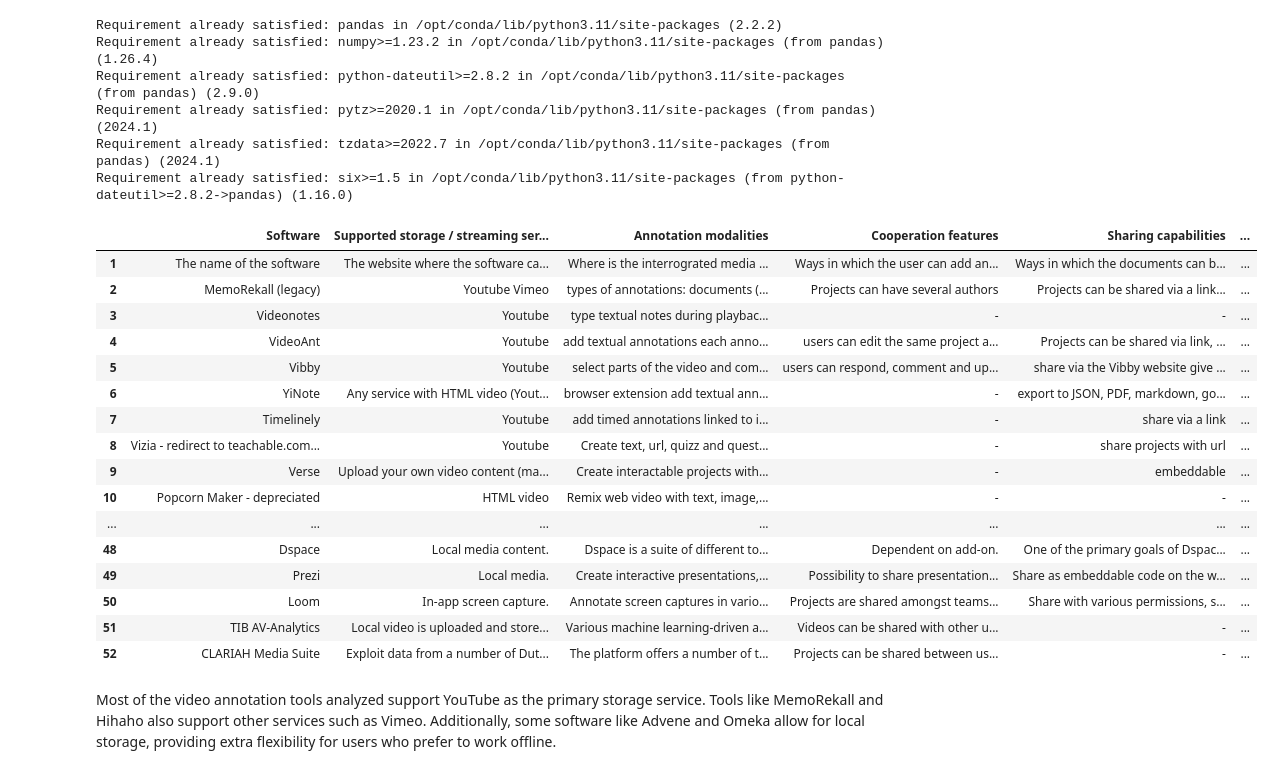
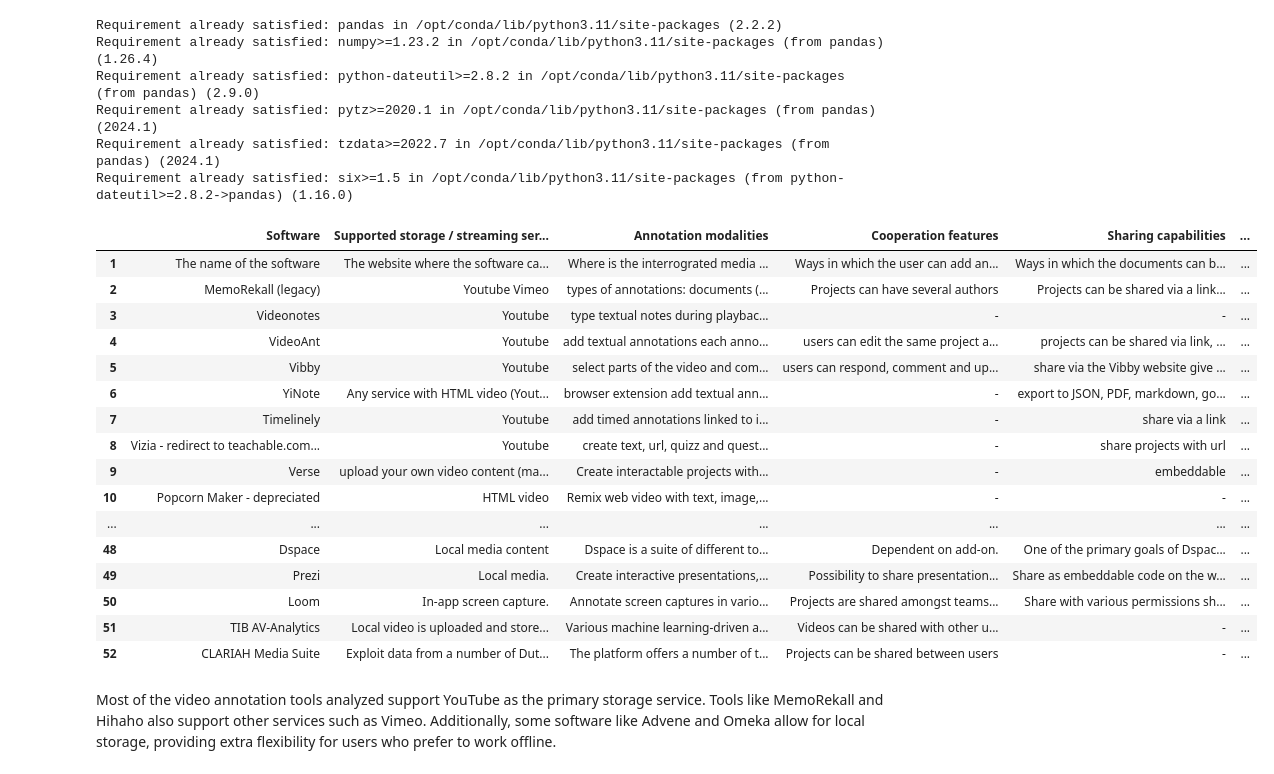
Before and after one commit to memerchik/8X2RX68Qavxr, a Jupyter notebook: article.ipynb, the cells around one changed output. Cells and saved outputs as stored; diff of their text form; code cells hidden in the pictures.

```diff
--- a/article.ipynb
+++ b/article.ipynb
@@ -641,47 +641,47 @@ data = [
         "Export ML-derived data to various formats.",
         "Certain parts of the code are available on Github.",
         "Online storage",
         "Free to use",
         "Deutsche Forschungsgemeinschaft – German Research Foundation (DFG). Small research team"],
 
     ["<a href='https://mediasuite.clariah.nl/'>CLARIAH Media Suite</a>",
         "Exploit data from a number of Dutch audiovisual archives",
         "The platform offers a number of tools for distant reading, searching etc.",
         "Projects can be shared between users",
         "-",
         "The tool can produce raw data which can be exploited in any number of ways",
-        "<ul><li>Projects are driven by Jupyter Notebooks, thus are inherently extensible.</li></ul>",
+        "Projects are driven by Jupyter Notebooks, thus are inherently extensible",
         "Cloud and local storage.",
         "Free to use for people detaining certain university credentials.",
         "CLARIAH research infrastructure, large research team"]
 ]
 
 # Create the DataFrame
 df = pd.DataFrame(data, columns=columns)
 
 # Reindex to start from 1
 df.index = df.index + 1
 
 # Display the DataFrame with formatted HTML (to keep links clickable and lists working)
 HTML(df.to_html(escape=False))
 # %% [output]
 |  | Software | Supported storage / streaming ser... | Annotation modalities | Cooperation features | Sharing capabilities | ... |
 | 1 | The name of the software | The website where the software ca... | Where is the interrograted media ... | Ways in which the user can add an... | Ways in which the documents can b... | ... |
 | 2 | MemoRekall (legacy) | Youtube Vimeo | types of annotations: documents (... | Projects can have several authors | Projects can be shared via a link... | ... |
 | 3 | Videonotes | Youtube | type textual notes during playbac... | - | - | ... |
-| 4 | VideoAnt | Youtube | add textual annotations each anno... | users can edit the same project a... | Projects can be shared via link, ... | ... |
+| 4 | VideoAnt | Youtube | add textual annotations each anno... | users can edit the same project a... | projects can be shared via link, ... | ... |
 | 5 | Vibby | Youtube | select parts of the video and com... | users can respond, comment and up... | share via the Vibby website give ... | ... |
 | 6 | YiNote | Any service with HTML video (Yout... | browser extension add textual ann... | - | export to JSON, PDF, markdown, go... | ... |
 | 7 | Timelinely | Youtube | add timed annotations linked to i... | - | share via a link | ... |
-| 8 | Vizia - redirect to teachable.com... | Youtube | Create text, url, quizz and quest... | - | share projects with url | ... |
-| 9 | Verse | Upload your own video content (ma... | Create interactable projects with... | - | embeddable | ... |
+| 8 | Vizia - redirect to teachable.com... | Youtube | create text, url, quizz and quest... | - | share projects with url | ... |
+| 9 | Verse | upload your own video content (ma... | Create interactable projects with... | - | embeddable | ... |
 | 10 | Popcorn Maker - depreciated | HTML video | Remix web video with text, image,... | - | - | ... |
 | ... | ... | ... | ... | ... | ... | ... |
-| 48 | Dspace | Local media content. | Dspace is a suite of different to... | Dependent on add-on. | One of the primary goals of Dspac... | ... |
+| 48 | Dspace | Local media content | Dspace is a suite of different to... | Dependent on add-on. | One of the primary goals of Dspac... | ... |
 | 49 | Prezi | Local media. | Create interactive presentations,... | Possibility to share presentation... | Share as embeddable code on the w... | ... |
-| 50 | Loom | In-app screen capture. | Annotate screen captures in vario... | Projects are shared amongst teams... | Share with various permissions, s... | ... |
+| 50 | Loom | In-app screen capture. | Annotate screen captures in vario... | Projects are shared amongst teams... | Share with various permissions sh... | ... |
 | 51 | TIB AV-Analytics | Local video is uploaded and store... | Various machine learning-driven a... | Videos can be shared with other u... | - | ... |
-| 52 | CLARIAH Media Suite | Exploit data from a number of Dut... | The platform offers a number of t... | Projects can be shared between us... | - | ... |
+| 52 | CLARIAH Media Suite | Exploit data from a number of Dut... | The platform offers a number of t... | Projects can be shared between users | - | ... |
 # %% [markdown]
 Most of the video annotation tools analyzed support YouTube as the primary storage service. Tools like MemoRekall and Hihaho also support other services such as Vimeo. Additionally, some software like Advene and Omeka allow for local storage, providing extra flexibility for users who prefer to work offline.
 # %% [markdown]
```
